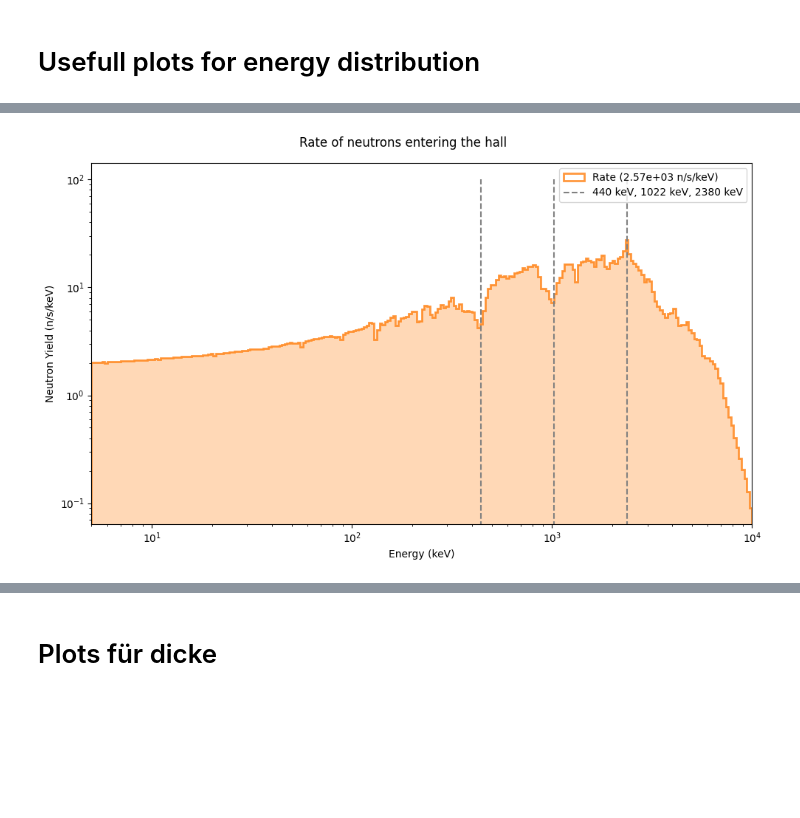
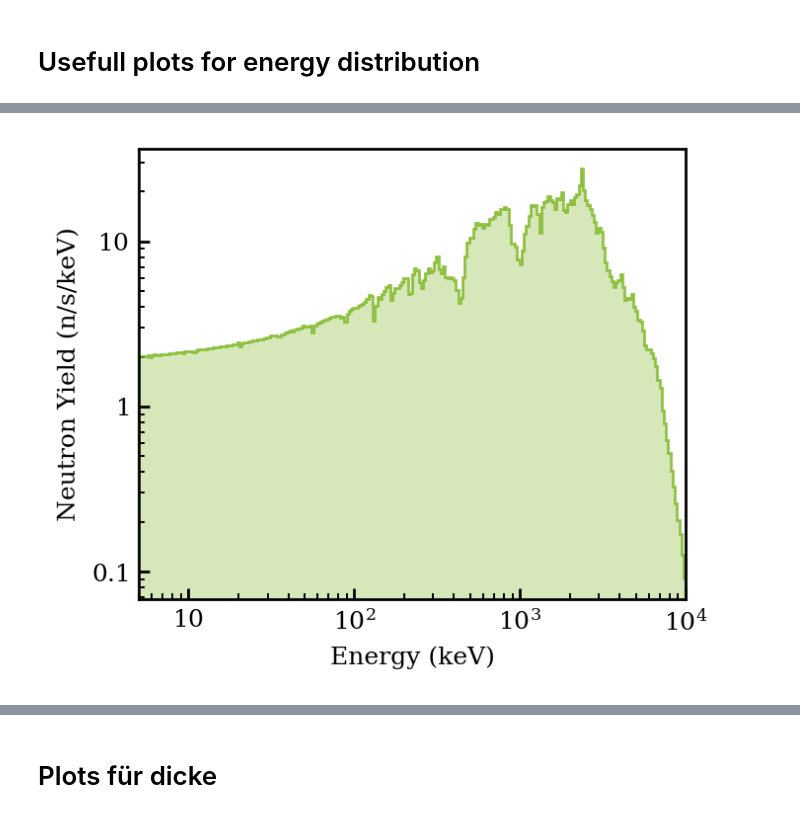
Before and after one commit to B-Koberg/XeSim, a Jupyter notebook: notebooks/Analysis_EnergyDist.ipynb, the cells around one changed output, grey strips where cells are left out. Cells and saved outputs as stored; diff of their text form; code cells hidden in the pictures; blank space fills up the shorter version.

```diff
--- a/notebooks/Analysis_EnergyDist.ipynb
+++ b/notebooks/Analysis_EnergyDist.ipynb
@@ -671,28 +675,20 @@ lin_rate = lin_data_comb[1] * R0 #/ (v_rock + v_concrete)
 lin_rate = lin_rate/(365 * 24 * 3600 )
 lin_rate = lin_rate * vol
 # %%
-fig, ax = plt.subplots(1,1, figsize=(10, 6))
 
-ax.hist(bin_data_comb[1][:-1], bins=bin_data_comb[1], weights=rate,
-        histtype='step', linewidth=2, color=colors[1],
+plt.hist(bin_data_comb[1][:-1], bins=bin_data_comb[1], weights=rate,
+        histtype='step', color=xps.colors['apfelgruen'],
         label=f'Rate ({sum(lin_rate):.2e} n/s/keV)', alpha=0.8)
-ax.hist(bin_data_comb[1][:-1], bins=bin_data_comb[1], weights=rate,
-    histtype='stepfilled', color=colors[1], alpha=0.3)
+plt.hist(bin_data_comb[1][:-1], bins=bin_data_comb[1], weights=rate,
+    histtype='stepfilled', color=xps.colors['apfelgruen'], alpha=0.3)
 
-ax.vlines([440,1022, 2.38 * 1e3], 0, 1e2, colors='grey', linestyles='--', label='440 keV, 1022 keV, 2380 keV')
-
-ax.set_yscale('log')
-ax.set_xscale('log')
-ax.set_xlim(5, 10000)
-ax.set_xlabel('Energy (keV)')
-ax.set_ylabel('Neutron Yield (n/s/keV)')
-ax.legend()
-
-
-plt.suptitle(f'Rate of neutrons entering the hall')
-plt.tight_layout()
+plt.yscale('log')
+plt.xscale('log')
+plt.xlim(5, 10000)
+plt.xlabel('Energy (keV)')
+plt.ylabel('Neutron Yield (n/s/keV)')
 plt.savefig(f"/home/b/bkoberg/AGW_LowRad/home/bkoberg/XeSim/notebooks/Pictures/{path_Version}/{path_Material}/Neutron_Rate_hall.png")
 plt.savefig(f"/home/b/bkoberg/AGW_LowRad/home/bkoberg/XeSim/notebooks/Pictures/{path_Version}/{path_Material}/Neutron_Rate_hall.pdf")
 plt.show()
 # %% [output]
-[figure, old version]
+[figure, new version]
```
Also changed, not shown: parts of 31 cells of this notebook, 57 other files.
